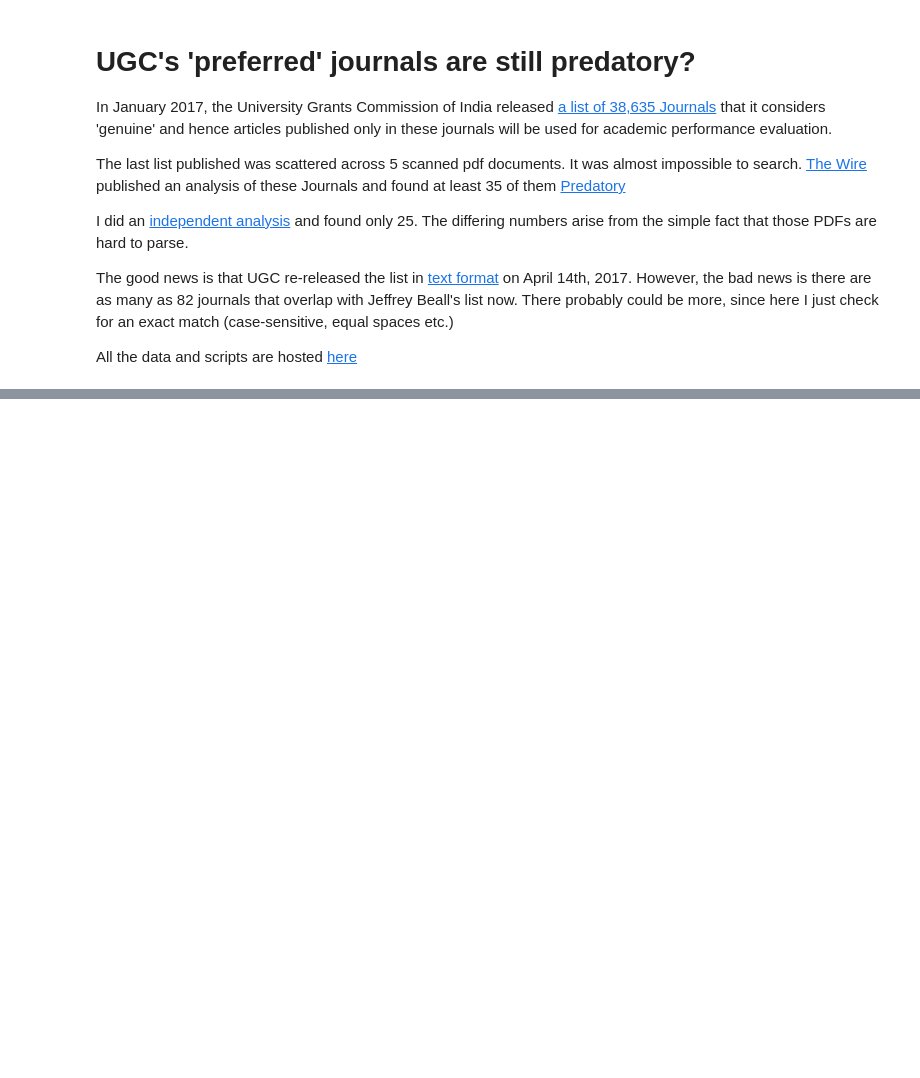
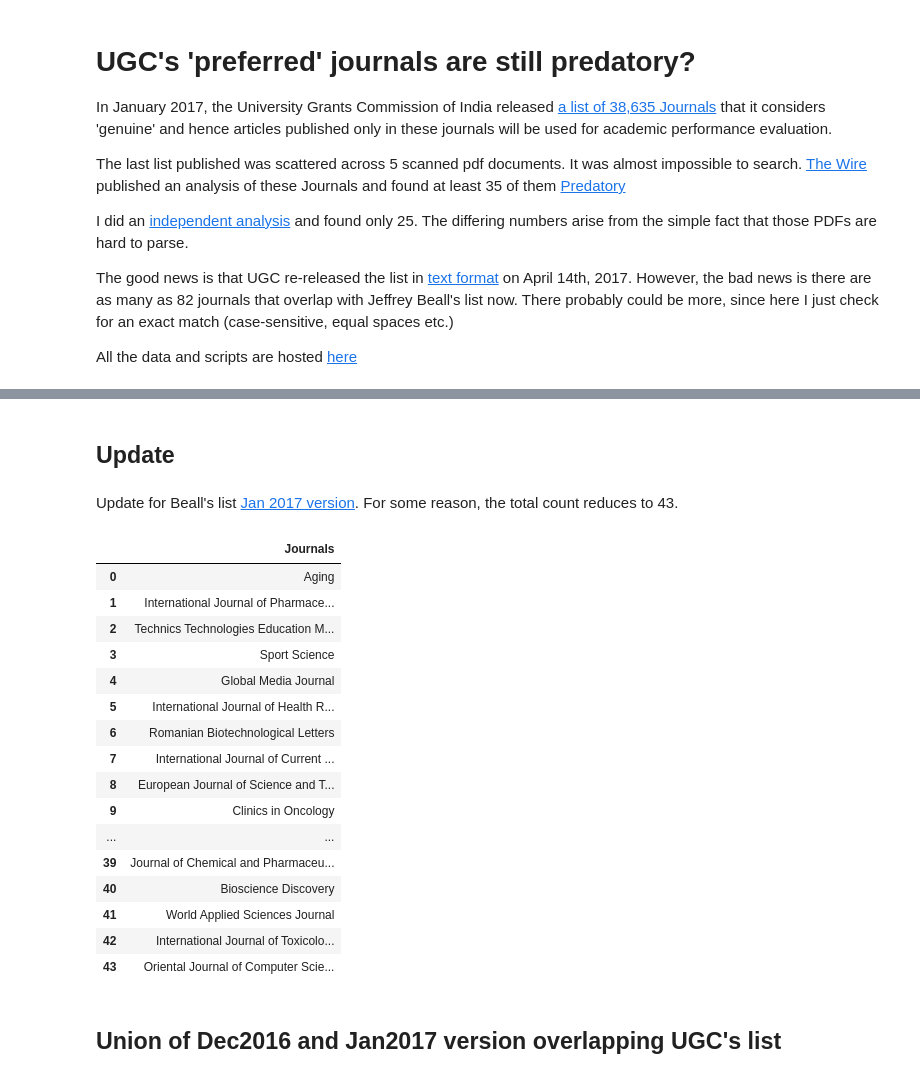
Before and after one commit to saketkc/ugc-predatory-journal-analysis, a Jupyter notebook: UGC-Journal-Analysis-April-2017.ipynb, the cells around one changed output, grey strips where cells are left out. Cells and saved outputs as stored; diff of their text form; code cells hidden in the pictures; blank space fills up the shorter version.

Commit message:
Add Jan 2017 version

```diff
--- a/UGC-Journal-Analysis-April-2017.ipynb
+++ b/UGC-Journal-Analysis-April-2017.ipynb
@@ -51,0 +52,29 @@ exact_matches
+# %% [markdown]
+## Update
+# %% [markdown]
+Update for Beall's list [Jan 2017 version](https://web.archive.org/web/20170111172309/https://scholarlyoa.com/individual-journals/). For some reason, the total count reduces to 43.
+# %%
+with open('Beall_list_Jan2017.txt') as f:
+    beall_list_jan = [x.strip() for x in f.readlines()]
+exact_matches_jan2017 = pd.DataFrame({'Journals': list(set(df.Title).intersection(beall_list_jan))})
+exact_matches_jan2017
+# %% [output]
+|  | Journals |
+| 0 | Aging |
+| 1 | International Journal of Pharmace... |
+| 2 | Technics Technologies Education M... |
+| 3 | Sport Science |
+| 4 | Global Media Journal |
+| 5 | International Journal of Health R... |
+| 6 | Romanian Biotechnological Letters |
+| 7 | International Journal of Current ... |
+| 8 | European Journal of Science and T... |
+| 9 | Clinics in Oncology |
+| ... | ... |
+| 39 | Journal of Chemical and Pharmaceu... |
+| 40 | Bioscience Discovery |
+| 41 | World Applied Sciences Journal |
+| 42 | International Journal of Toxicolo... |
+| 43 | Oriental Journal of Computer Scie... |
+# %% [markdown]
+## Union of Dec2016 and Jan2017 version overlapping UGC's list
```
Also changed, not shown: parts of 4 cells of this notebook, 1 other file.
